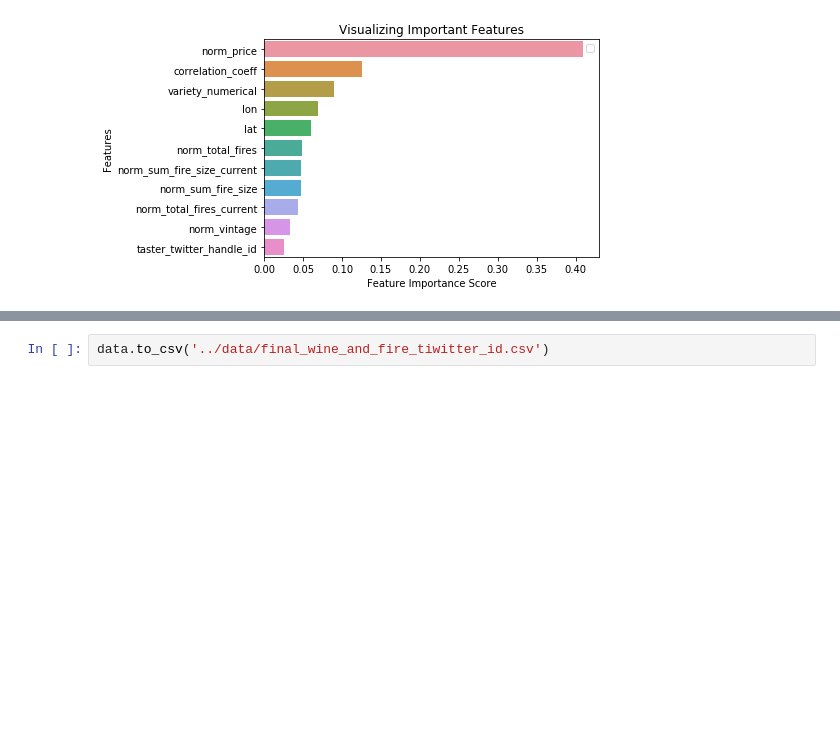
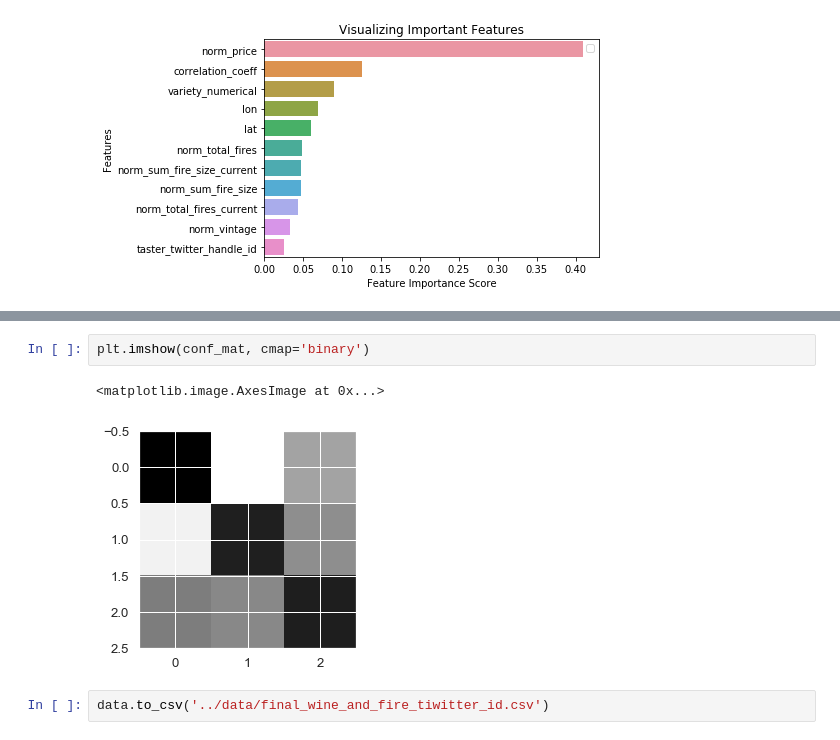
Before and after one commit to jems2019/CMPE257, a Jupyter notebook: Random_forest/Randfom_forest.ipynb, the cells around one changed output, grey strips where cells are left out. Cells and saved outputs as stored; diff of their text form; blank space fills up the shorter version.

```diff
--- a/Random_forest/Randfom_forest.ipynb
+++ b/Random_forest/Randfom_forest.ipynb
@@ -249,2 +259,7 @@ plt.show()
+# %%
+plt.imshow(conf_mat, cmap='binary')
+# %% [output]
+<matplotlib.image.AxesImage at 0x...>
+[figure, added]
 # %%
 data.to_csv('../data/final_wine_and_fire_tiwitter_id.csv')
```
Also changed, not shown: parts of 3 cells of this notebook.
